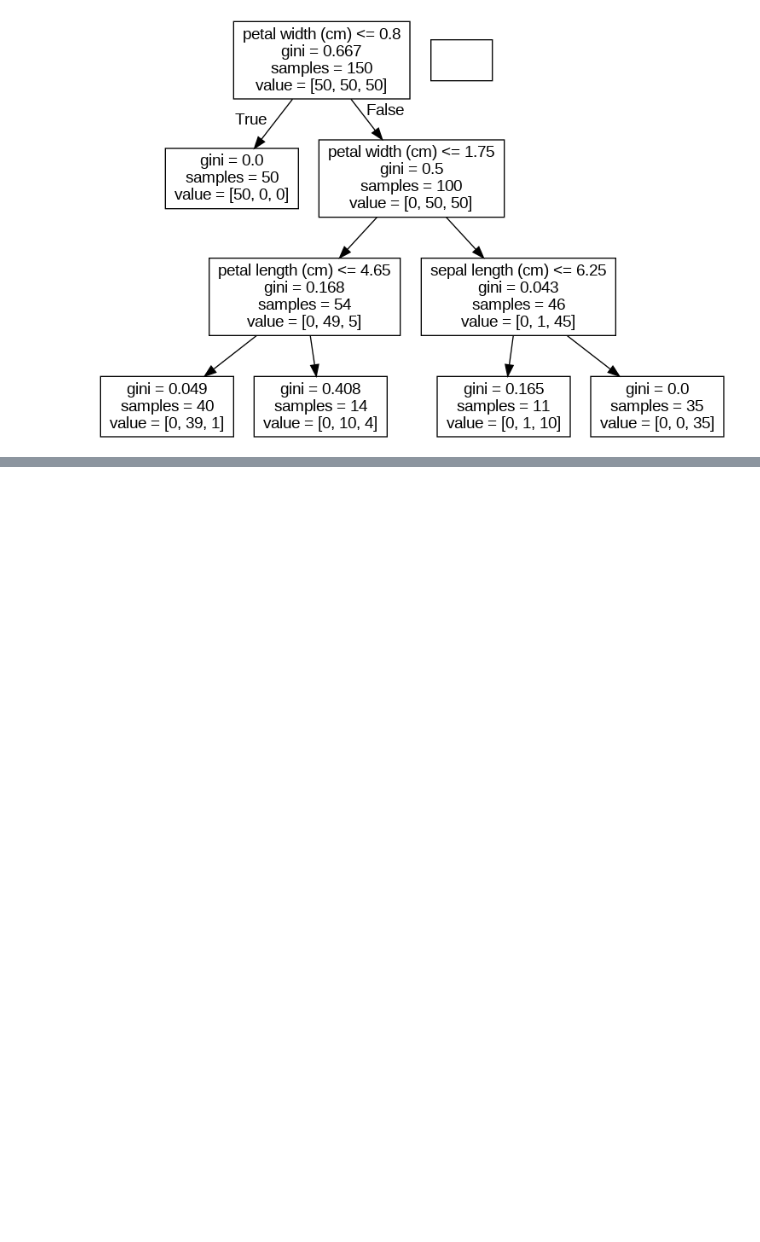
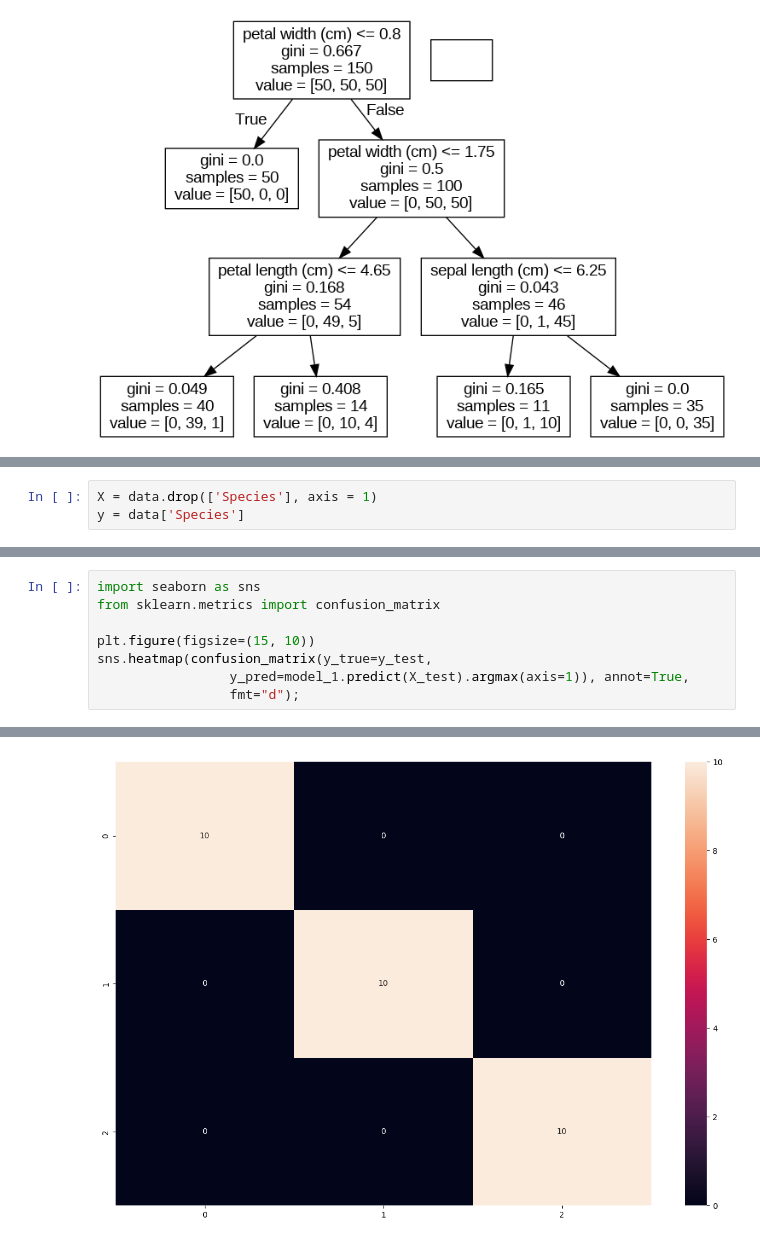
Before and after one commit to jazeenajazeem/AI-Avengers, a Jupyter notebook: introduction_to_intelligent_systems_team_project.ipynb, the cells around one changed output, grey strips where cells are left out. Drawn from its saved outputs; the diff is of its cells as text; blank space fills up the shorter version.

```diff
--- a/introduction_to_intelligent_systems_team_project.ipynb
+++ b/introduction_to_intelligent_systems_team_project.ipynb
@@ -295,0 +360,3 @@ Requirement already satisfied: pyparsing>=2.0.1 in /usr/local/lib/python3.10/dis
+# %%
+X = data.drop(['Species'], axis = 1)
+y = data['Species']
@@ -295,0 +455,9 @@ Requirement already satisfied: pyparsing>=2.0.1 in /usr/local/lib/python3.10/dis
+# %%
+import seaborn as sns
+from sklearn.metrics import confusion_matrix
+
+plt.figure(figsize=(15, 10))
+sns.heatmap(confusion_matrix(y_true=y_test,
+                 y_pred=model_1.predict(X_test).argmax(axis=1)), annot=True,
+                 fmt="d");
+# %% [output]
@@ -295,0 +465 @@ Requirement already satisfied: pyparsing>=2.0.1 in /usr/local/lib/python3.10/dis
+[figure, added]
```
Also changed, not shown: parts of 27 cells of this notebook.
